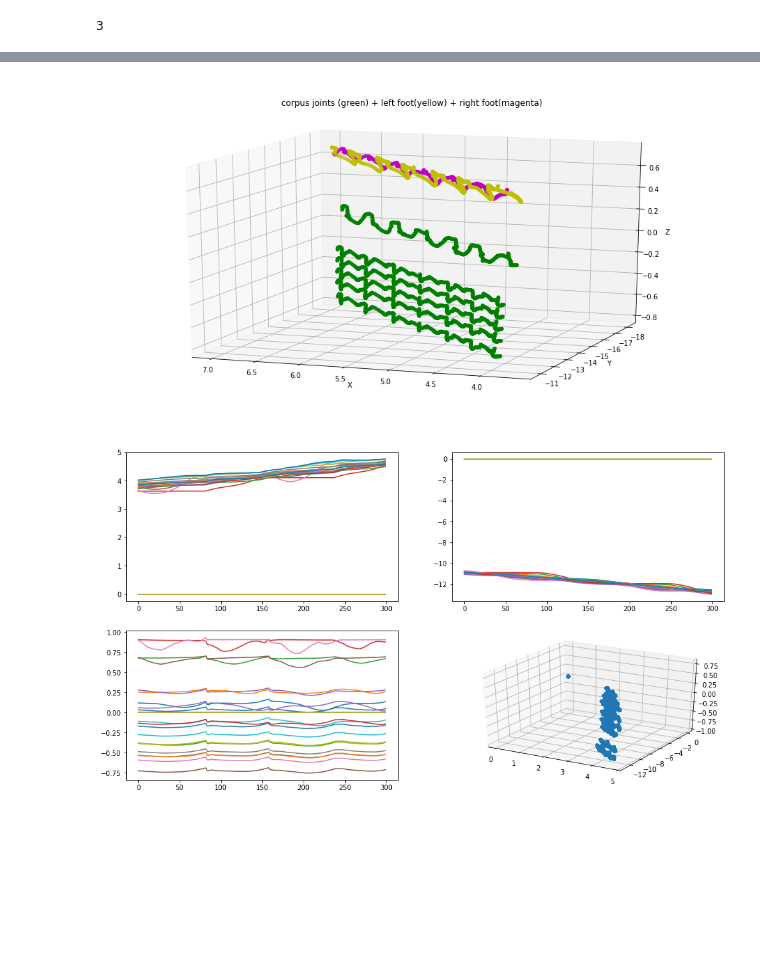
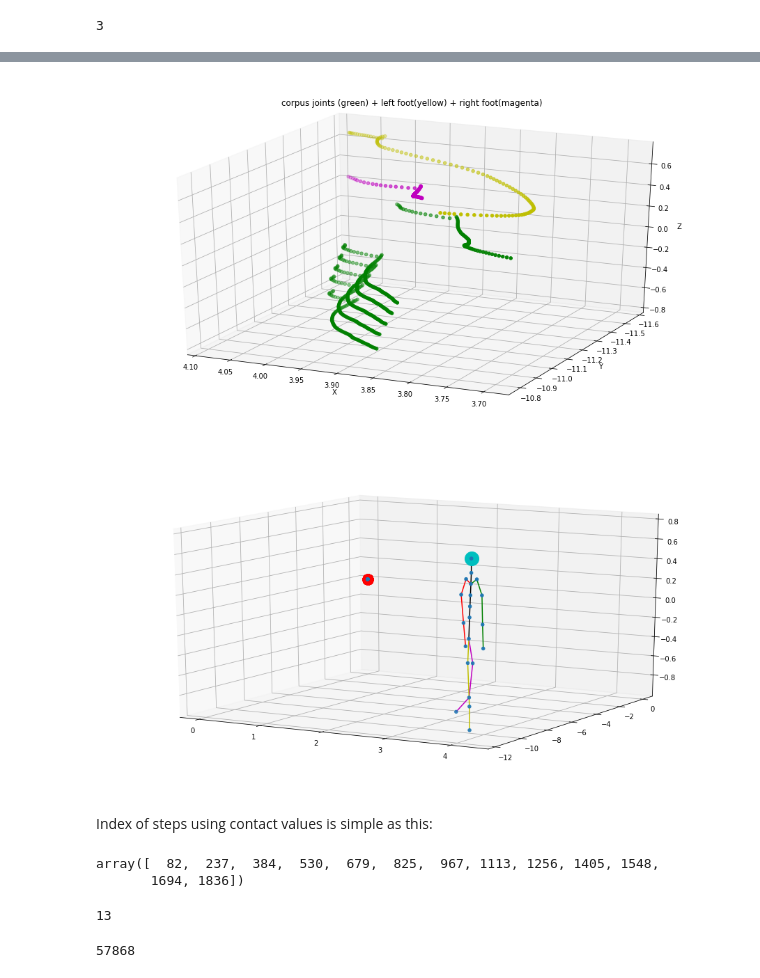
Before and after one commit to onachija/PN, a Jupyter notebook: notebooks/straight_two_steps-One.ipynb, the cells around one changed output, grey strips where cells are left out. Cells and saved outputs as stored; diff of their text form; code cells hidden in the pictures; blank space fills up the shorter version.

Commit message:
Update 11/08/2019: correct segments selection, new step selection method and first preliminary results in classifier_SVM

```diff
--- a/notebooks/straight_two_steps-One.ipynb
+++ b/notebooks/straight_two_steps-One.ipynb
@@ -84,6 +85,10 @@ right_foot_ind = joint_names_calc.index('RightFoot')
 right_foot_ind
 # %% [output]
 3
+# %%
+def make_normalized(x):
+    xn = (x - min(x))/(max(x)-min(x))
+    return xn
 # %%
 for file in files:
     subject =  file.split(sep='Char00',maxsplit=1)[0]+'Char00'
@@ -187,13 +248,8 @@ N-04-1-Char00part7seg-3.csv
 # %%
-import plotly.graph_objects as go
-import numpy as np
-from mpl_toolkits.mplot3d import Axes3D
-
-
 fig = plt.figure(figsize=(16,9))
 ax = fig.add_subplot(111, projection='3d')
 
-N = 1000
+N = 100
 
 ax.set_xlabel('X')
 ax.set_ylabel('Y')
@@ -236,36 +292,69 @@ zs = xxdf.filter(zdim_cols,axis=1).to_numpy()
 ax.scatter(xs, ys, zs, c='g')
 
 
-
-ax.azim = 110
-ax.elev = 15
+ax.azim = 115
+ax.elev = 25
 ax.set_title('corpus joints (green) + left foot(yellow) + right foot(magenta)')
 
 plt.show()
 # %% [output]
-[figure, old version]
+[figure, new version]
 # %%
-xxdf = xdf.iloc[0:300,:]
+xxdf = xdf.iloc[110:111,:]
 
 xdim_cols = [s for s in xxdf if "x" in s]
 ydim_cols = [s for s in xxdf if "y" in s]
 zdim_cols = [s for s in xxdf if "z" in s]
 
-xs = xxdf.filter(xdim_cols,axis=1).to_numpy()
-ys = xxdf.filter(ydim_cols,axis=1).to_numpy()
-zs = xxdf.filter(zdim_cols,axis=1).to_numpy()
+xs = xxdf.filter(xdim_cols,axis=1).to_numpy().transpose()
+ys = xxdf.filter(ydim_cols,axis=1).to_numpy().transpose()
+zs = xxdf.filter(zdim_cols,axis=1).to_numpy().transpose()
 
 fig = plt.figure(figsize=(16,9))
-ax = fig.add_subplot(221)
-ax.plot(xs)
-ax = fig.add_subplot(222)
-ax.plot(ys)
-ax = fig.add_subplot(223)
-ax.plot(zs)
-ax = fig.add_subplot(224, projection='3d')
+#ax = fig.add_subplot(221)
+#ax.plot(xs)
+#ax = fig.add_subplot(222)
+#ax.plot(ys)
+#ax = fig.add_subplot(223)
+#ax.plot(zs)
+ax = fig.add_subplot(111, projection='3d')
 ax.scatter(xs, ys, -zs)
-#ax.azim = 105
-#ax.elev = 15
+vec = [0,1,2,3]
+ax.plot(xs[vec,0], ys[vec,0], -zs[vec,0],'m')
+vec = [0,4,5,6]
+ax.plot(xs[vec,0], ys[vec,0], -zs[vec,0],'y')
+vec = [17,7,8,9,10]
+ax.plot(xs[vec,0], ys[vec,0], -zs[vec,0],'g')
+vec = [17,11,12,13,14]
+ax.plot(xs[vec,0], ys[vec,0], -zs[vec,0],'r')
+vec = [15,16,17,18,19,20,0]
+ax.plot(xs[vec,0], ys[vec,0], -zs[vec,0],'k')
+
+ax.plot(xs[15], ys[15], -zs[15],'co',markersize=20)
+
+vec = range(21,59)
+ax.plot(xs[vec,0], ys[vec,0], -zs[vec,0],'ro',markersize=15)
+
+
+#ax.azim = -45
+ax.elev = 15
 plt.show()
 # %% [output]
-[figure, old version]
+[figure, new version]
+# %% [markdown]
+Index of steps using contact values is simple as this:
+# %%
+steps = np.where(np.diff(df.contactL)>0)[0]
+steps
+# %% [output]
+array([  82,  237,  384,  530,  679,  825,  967, 1113, 1256, 1405, 1548,
+       1694, 1836])
+# %%
+len(steps)
+# %% [output]
+13
+# %%
+StepIndex = df.OrigIndex[steps[0]]
+StepIndex
+# %% [output]
+57868
```
Also changed, not shown: parts of 6 cells of this notebook, 5 other files.
